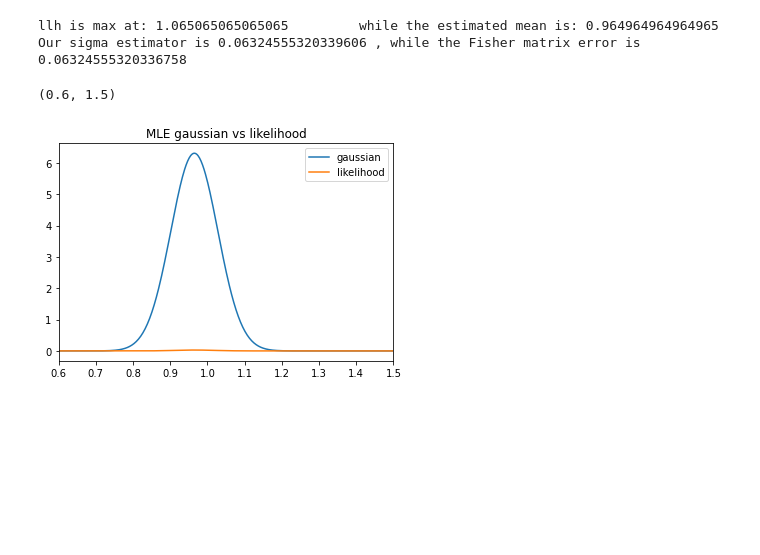
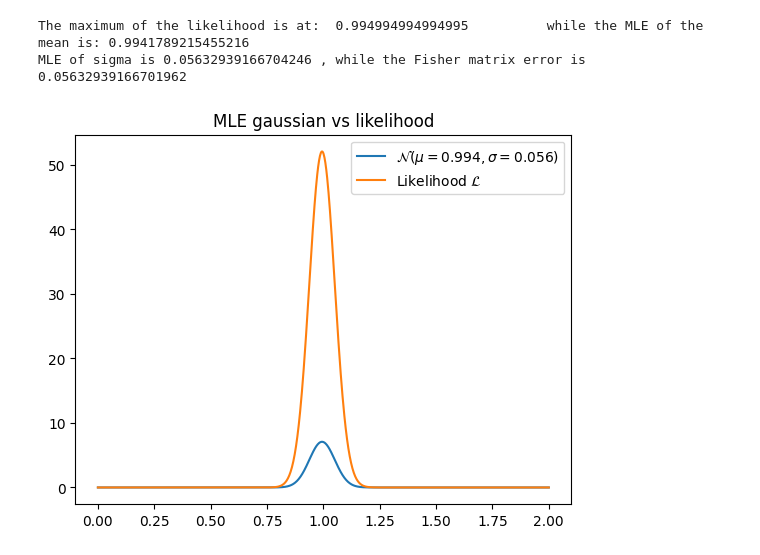
Before and after one commit to lisam10/astrostatistics_bicocca_2024, a Jupyter notebook: working/W05_quasarpos.ipynb, the cells around one changed output. Cells and saved outputs as stored; diff of their text form; code cells hidden in the pictures; blank space fills up the shorter version.

```diff
--- a/working/W05_quasarpos.ipynb
+++ b/working/W05_quasarpos.ipynb
@@ -99,0 +11,7 @@ Our sigma estimator is 0.06324555320339606 , while the Fisher matrix error is 0.
+# %%
+N = 10
+
+mu = 1
+sigma = 0.2
+
+samples = norm(loc = mu, scale = sigma).rvs(N)
@@ -133,0 +70,12 @@ Text(0.5, 1.0, "samples' gaussians and total llh")
+# %%
+errors = norm(0.2, 0.05).rvs(N)
+samples = np.array( [norm(loc = mu, scale = e).rvs(1) for e in errors] )
+
+llh_i = np.array([norm.pdf(xx, s, e) for s, e in zip(samples, errors)])
+
+for l in llh_i: plt.plot(xx, l)
+
+llh = np.prod(llh_i, axis = 0)
+plt.plot(xx, llh, ls = '-.', label =  r'Likelihood $\mathcal{L}$')
+plt.legend()
+plt.show()
@@ -134,29 +84,27 @@ Text(0.5, 1.0, "samples' gaussians and total llh")
 # %%
-est_mean = np.mean(samples) #estimator
-MLE_mean = x[np.argmax(llh)] #the x value at which the log llh is maximised
+MLE_mean = np.average(samples, weights = 1 / errors**2, axis = 0)[0] #np.avg = sum(samples * weight) / sum(weight)
+max_llh = xx[np.argmax(llh)]
 
-print('llh is max at:', x_max, '\t while the estimated mean is:', MLE_mean)
+print('The maximum of the likelihood is at: ', max_llh, '\t while the MLE of the mean is:', MLE_mean)
+
+log_llh = np.log(llh)
 diff_llh = np.diff(log_llh, 2)
 #normalization + computation
-diff_llh /= -1 * (x[1] - x[0])**2
-diff_llh = np.power(diff_llh[np.argmax(log_llh)], -1/2)
+diff_llh /= -1 * (xx[1] - xx[0])**2
+diff_llh = 1 / np.sqrt(diff_llh[np.argmax(log_llh)])
 
-MLE_sigma = sigma /np.sqrt(Nsamples)
-print('Our sigma estimator is', diff_llh, ', while the Fisher matrix error is', MLE_sigma)
+MLE_sigma = 1 / np.sum(1 / errors**2) **0.5
+print('MLE of sigma is', MLE_sigma, ', while the Fisher matrix error is', diff_llh)
 
-#plotting the gaussian we obtained
-gauss = norm(MLE_mean, MLE_sigma)
-plt.plot(x, gauss.pdf(x), label='gaussian')
+plt.plot(xx, norm(MLE_mean, MLE_sigma).pdf(xx), label=r'$\mathcal{{N}} (\mu = {:.3f}, \sigma = {:.3f})$'.format(MLE_mean, MLE_sigma))
 
-#along with the numerical llh
-const = 1/3
-plt.plot(x, const * llh, label = 'likelihood')
+const = 1
+plt.plot(xx, const * llh,  label =  r'Likelihood $\mathcal{L}$')
 
 plt.title('MLE gaussian vs likelihood')
 plt.legend()
-plt.xlim([0.6, 1.5])
+plt.show()
 # %% [output]
-llh is max at: 1.065065065065065         while the estimated mean is: 0.964964964964965
-Our sigma estimator is 0.06324555320339606 , while the Fisher matrix error is 0.06324555320336758
+The maximum of the likelihood is at:  0.994994994994995          while the MLE of the mean is: 0.9941789215455216
+MLE of sigma is 0.05632939166704246 , while the Fisher matrix error is 0.05632939166701962
-(0.6, 1.5)
-[figure, old version]
+[figure, new version]
```
Also changed, not shown: parts of 18 cells of this notebook.
